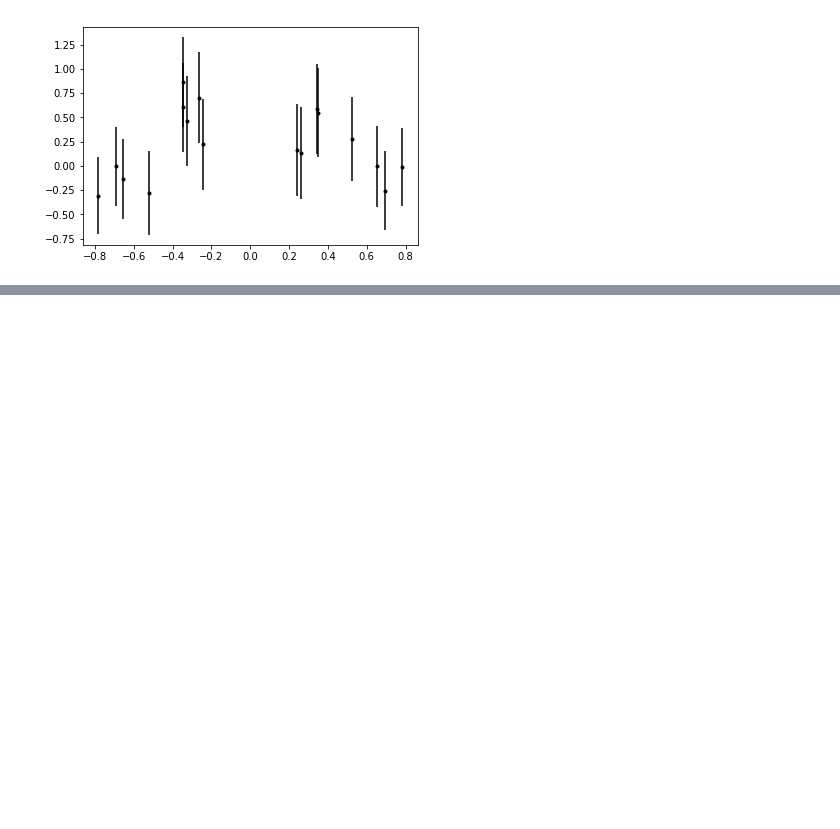
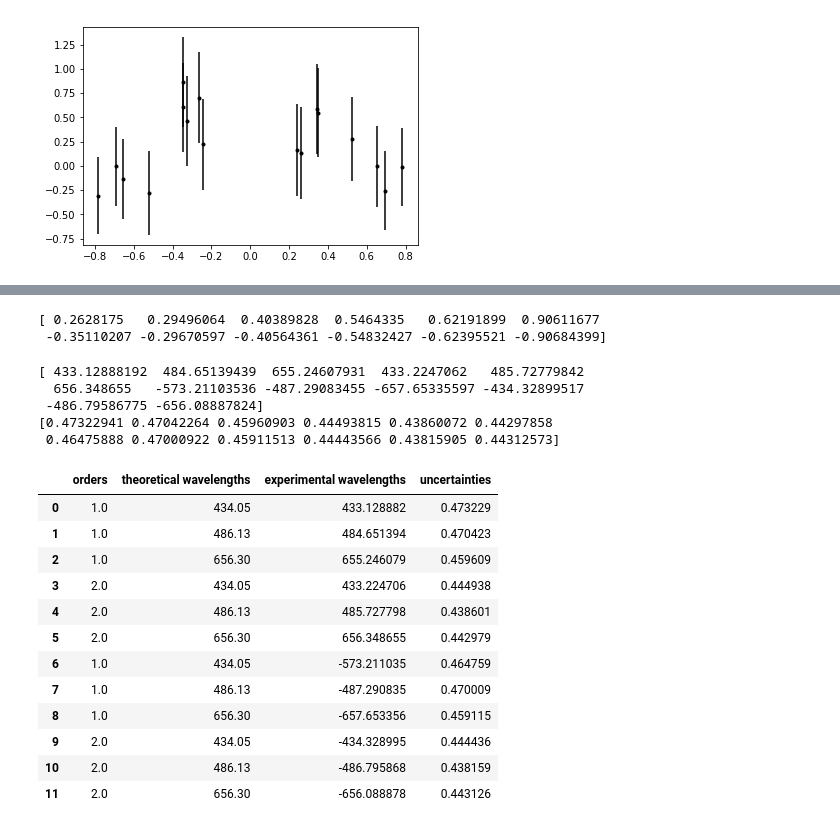
Before and after one commit to David-Zagaceta/Intermediate-Lab, a Jupyter notebook: fine_structure.ipynb, the cells around one changed output, grey strips where cells are left out. Cells and saved outputs as stored; diff of their text form; code cells hidden in the pictures; blank space fills up the shorter version.

```diff
--- a/fine_structure.ipynb
+++ b/fine_structure.ipynb
@@ -183,0 +229,40 @@ np.sqrt(17)
+# %%
+average = (eye_d + (in_d-180)%360)/2
+average[average>178] -= 360
+print(np.deg2rad(average))
+# %% [output]
+[ 0.2628175   0.29496064  0.40389828  0.5464335   0.62191899  0.90611677
+ -0.35110207 -0.29670597 -0.40564361 -0.54832427 -0.62395521 -0.90684399]
+# %%
+ins = np.deg2rad(average)
+
+wls = f(ins, d, thi)/orders
+print(wls)
+wl_uncertainties = np.sqrt(f_err(ins,d,thi,xerr,derr,thierr))
+print(wl_uncertainties)
+# %% [output]
+[ 433.12888192  484.65139439  655.24607931  433.2247062   485.72779842
+  656.348655   -573.21103536 -487.29083455 -657.65335597 -434.32899517
+ -486.79586775 -656.08887824]
+[0.47322941 0.47042264 0.45960903 0.44493815 0.43860072 0.44297858
+ 0.46475888 0.47000922 0.45911513 0.44443566 0.43815905 0.44312573]
+# %%
+data_dict = {'orders':orders, 'theoretical wavelengths':lambdas,'experimental wavelengths':wls, 'uncertainties':wl_uncertainties}
+# %%
+hydrogen = pd.DataFrame(data_dict)
+# %%
+hydrogen
+# %% [output]
+|  | orders | theoretical wavelengths | experimental wavelengths | uncertainties |
+| 0 | 1.0 | 434.05 | 433.128882 | 0.473229 |
+| 1 | 1.0 | 486.13 | 484.651394 | 0.470423 |
+| 2 | 1.0 | 656.30 | 655.246079 | 0.459609 |
+| 3 | 2.0 | 434.05 | 433.224706 | 0.444938 |
+| 4 | 2.0 | 486.13 | 485.727798 | 0.438601 |
+| 5 | 2.0 | 656.30 | 656.348655 | 0.442979 |
+| 6 | 1.0 | 434.05 | -573.211035 | 0.464759 |
+| 7 | 1.0 | 486.13 | -487.290835 | 0.470009 |
+| 8 | 1.0 | 656.30 | -657.653356 | 0.459115 |
+| 9 | 2.0 | 434.05 | -434.328995 | 0.444436 |
+| 10 | 2.0 | 486.13 | -486.795868 | 0.438159 |
+| 11 | 2.0 | 656.30 | -656.088878 | 0.443126 |
```
Also changed, not shown: parts of 17 cells of this notebook, 1 other file.
